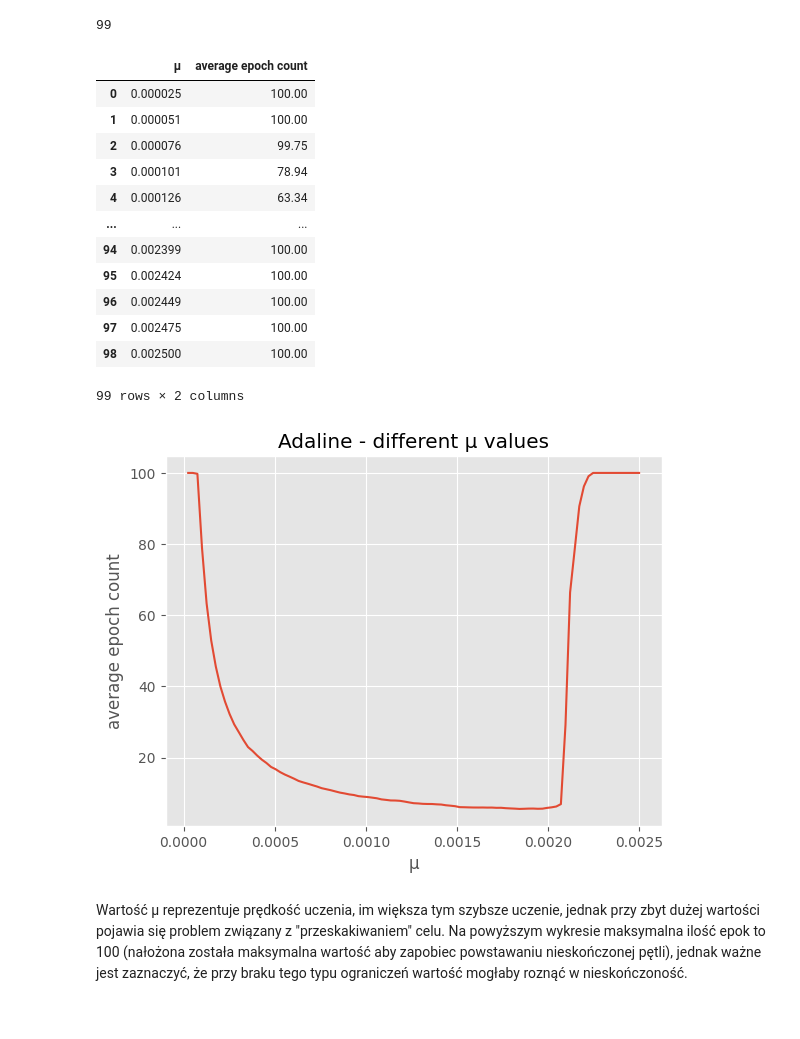
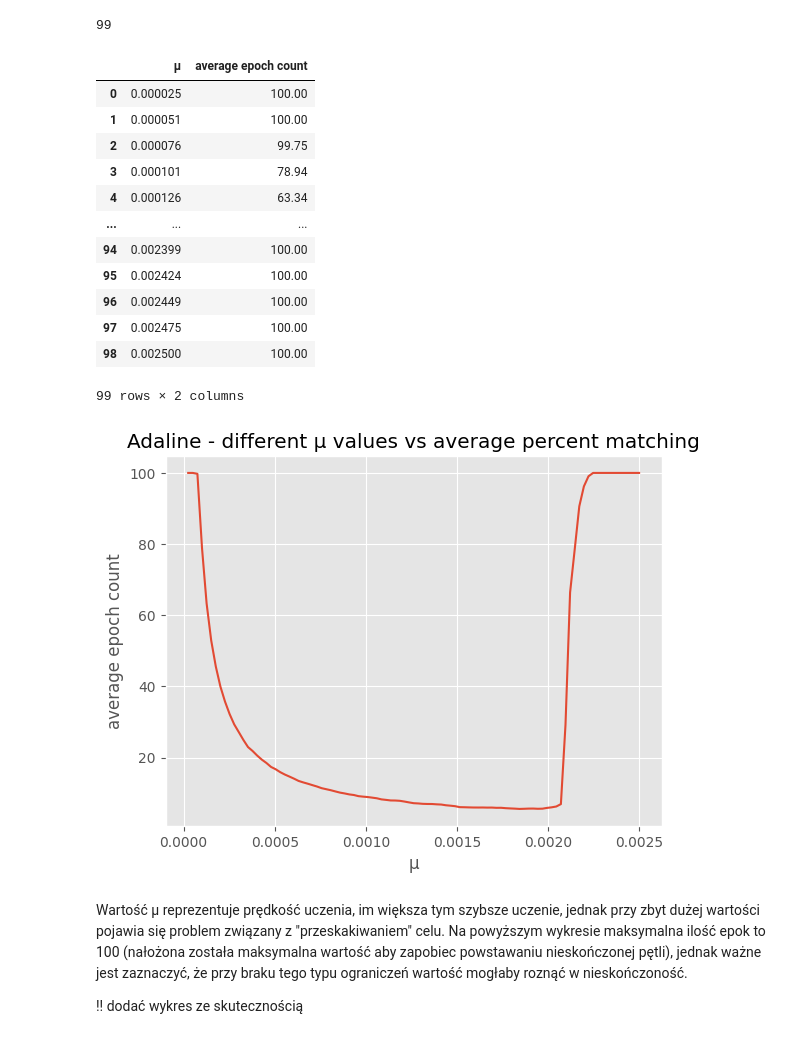
Before and after one commit to ksproska/sieci_neuronowe, a Jupyter notebook: adaline/diff_alfas.ipynb, the cells around one changed output. Saved outputs shown, nothing was run; the diff lists cells and outputs as text; code cells hidden in the pictures.

```diff
--- a/adaline/diff_alfas.ipynb
+++ b/adaline/diff_alfas.ipynb
@@ -39,24 +39,26 @@ len(perceptrons)
 # %%
 x, y = [x.mu for x in perceptrons], [x.average_epoch_count for x in perceptrons]
 plt.plot(x, y)
-plt.title("Adaline - different μ values")
+plt.title("Adaline - different μ values vs average percent matching")
 plt.xlabel("μ")
 plt.ylabel("average epoch count")
 pd.DataFrame({"μ":x, "average epoch count":y})
 # %% [output]
 |  | μ | average epoch count |
 | 0 | 0.000025 | 100.00 |
 | 1 | 0.000051 | 100.00 |
 | 2 | 0.000076 | 99.75 |
 | 3 | 0.000101 | 78.94 |
 | 4 | 0.000126 | 63.34 |
 | ... | ... | ... |
 | 94 | 0.002399 | 100.00 |
 | 95 | 0.002424 | 100.00 |
 | 96 | 0.002449 | 100.00 |
 | 97 | 0.002475 | 100.00 |
 | 98 | 0.002500 | 100.00 |
 99 rows × 2 columns
-[figure, old version]
+[figure, new version]
 # %% [markdown]
 Wartość μ reprezentuje prędkość uczenia, im większa tym szybsze uczenie, jednak przy zbyt dużej wartości pojawia się problem związany z "przeskakiwaniem" celu. Na powyższym wykresie maksymalna ilość epok to 100 (nałożona została maksymalna wartość aby zapobiec powstawaniu nieskończonej pętli), jednak ważne jest zaznaczyć, że przy braku tego typu ograniczeń wartość mogłaby roznąć w nieskończoność.
+
+!! dodać wykres ze skutecznością
```
Also changed, not shown: parts of 1 cell of this notebook, 3 other files.
